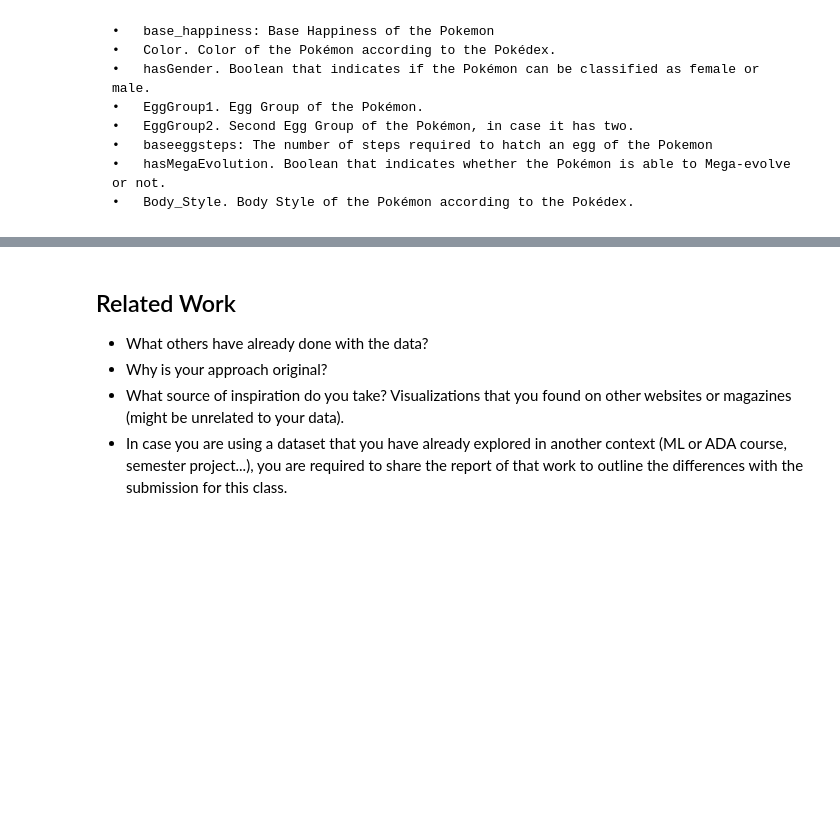
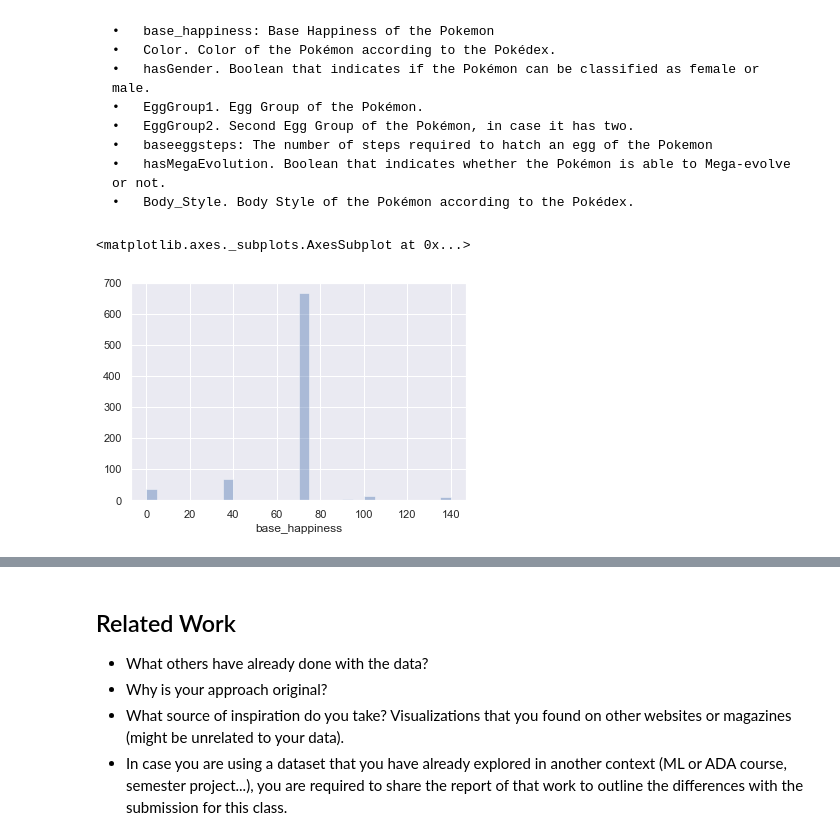
Before and after one commit to com-480-data-visualization/com-480-project-analaktycs, a Jupyter notebook: Milestone1.ipynb, the cells around one changed output, grey strips where cells are left out. Drawn from its saved outputs; the diff is of its cells as text; code cells hidden in the pictures; blank space fills up the shorter version.

```diff
--- a/Milestone1.ipynb
+++ b/Milestone1.ipynb
@@ -604,3 +593,50 @@ sns.distplot(df['against_fairy']);
 	•	baseeggsteps: The number of steps required to hatch an egg of the Pokemon
 	•	hasMegaEvolution. Boolean that indicates whether the Pokémon is able to Mega-evolve or not.
 	•	Body_Style. Body Style of the Pokémon according to the Pokédex.
+# %%
+data = pd.read_csv("data/full_data_pkm.csv", sep=';')
+# %%
+happiness = data['base_happiness']
+color = data['Color']
+gender = data['hasGender']
+egg1 = data['Egg_Group_1']
+egg2 = data['Egg_Group_2']
+egg_step = data['base_egg_steps']
+mega = data['hasMegaEvolution']
+body = data['Body_Style']
+legendary = data['is_legendary']
+
+def count(data):
+    content = []
+    count=[]
+
+    for i in data:
+        new_content = True
+        content_id=0
+        for j in content:
+            if i==j:
+                new_content=False
+                count[content_id]+=1
+            content_id+=1
+        if new_content and not pd.isnull(i):
+            content.append(i)
+            count.append(1)
+
+    return content, count
+
+def true_false_count(data):
+    content = [True, False]
+    count=[0, 0]
+
+    for i in data:
+        if i == True:
+            count[0]+=1
+        elif i == False:
+            count[1]+=1
+
+    return content, count
+# %%
+sns.distplot(happiness, kde=False)
+# %% [output]
+<matplotlib.axes._subplots.AxesSubplot at 0x...>
+[figure, added]
```
Also changed, not shown: parts of 58 cells of this notebook.
